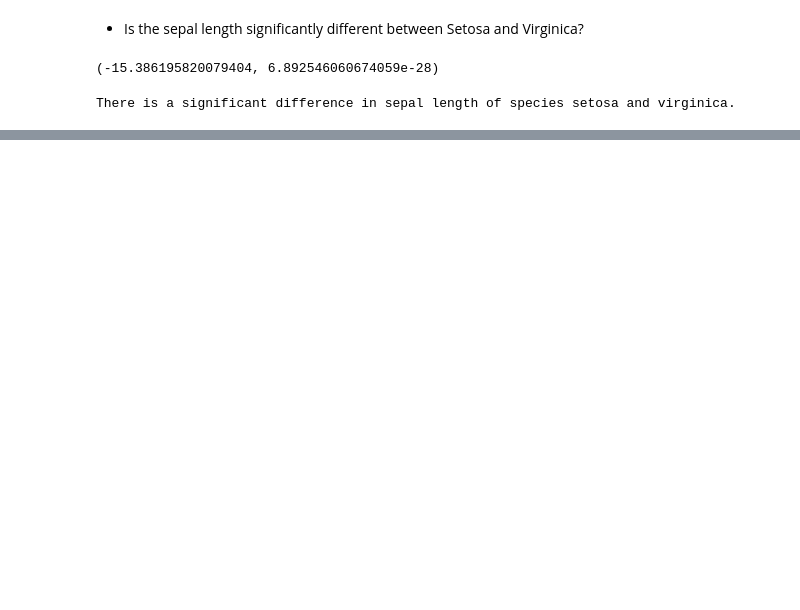
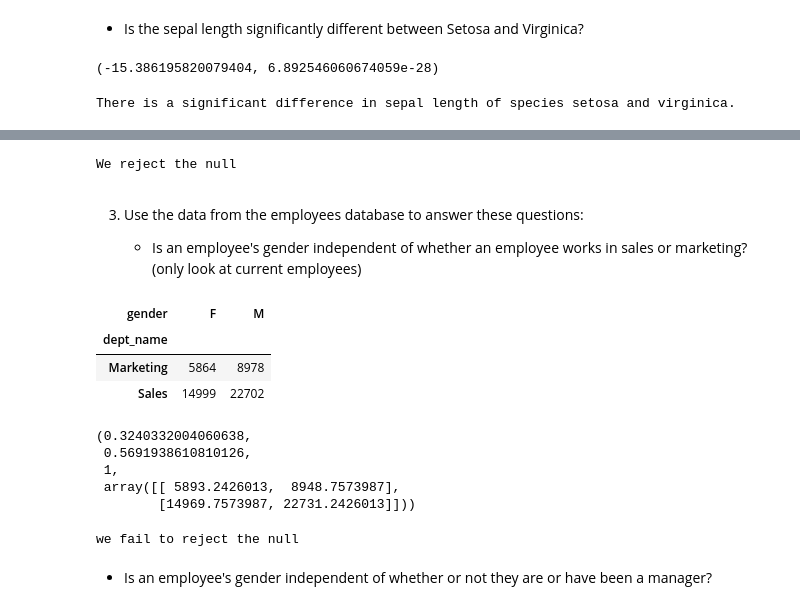
Before and after one commit to mdalton87/statistics-exercises, a Jupyter notebook: hypothesis_testing.ipynb, the cells around one changed output, grey strips where cells are left out. Drawn from its saved outputs; the diff is of its cells as text; code cells hidden in the pictures; blank space fills up the shorter version.

```diff
--- a/hypothesis_testing.ipynb
+++ b/hypothesis_testing.ipynb
@@ -297,0 +449,52 @@ There is a significant difference in sepal length of species setosa and virginic
+# %%
+if p < alpha:
+    print('We reject the null')
+else:
+    print("we fail to reject the null")
+# %% [output]
+We reject the null
+# %% [markdown]
+3. Use the data from the employees database to answer these questions:
+
+    - Is an employee's gender independent of whether an employee works in sales or marketing? (only look at current employees)
+# %%
+query = '''
+    SELECT emp_no, gender, dept_name
+    FROM departments
+    join dept_emp using(dept_no)
+    join employees using(emp_no)
+    where to_date > curdate();
+'''
+
+gender_vs_sales_marketing = pd.read_sql(query, get_db_url)
+df = pd.DataFrame(gender_vs_sales_marketing)
+# %%
+df = df.dropna()
+# %%
+df = df[(df.dept_name == 'Marketing')|(df.dept_name == 'Sales')]
+# %%
+data = pd.crosstab(df.dept_name, df.gender)
+data
+# %% [output]
+| gender | F | M |
+| dept_name |  |  |
+| Marketing | 5864 | 8978 |
+| Sales | 14999 | 22702 |
+# %%
+chi2, p, degf, expected = stats.chi2_contingency(data)
+chi2, p, degf, expected
+# %% [output]
+(0.3240332004060638,
+ 0.5691938610810126,
+ 1,
+ array([[ 5893.2426013,  8948.7573987],
+        [14969.7573987, 22731.2426013]]))
+# %%
+if p < alpha:
+    print('We reject the null')
+else:
+    print("we fail to reject the null")
+# %% [output]
+we fail to reject the null
+# %% [markdown]
+- Is an employee's gender independent of whether or not they are or have been a manager?
```
Also changed, not shown: parts of 38 cells of this notebook.
